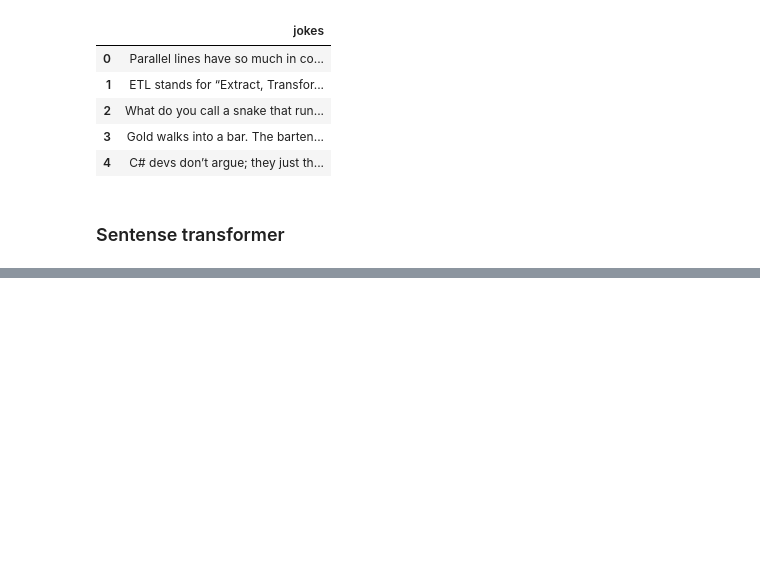
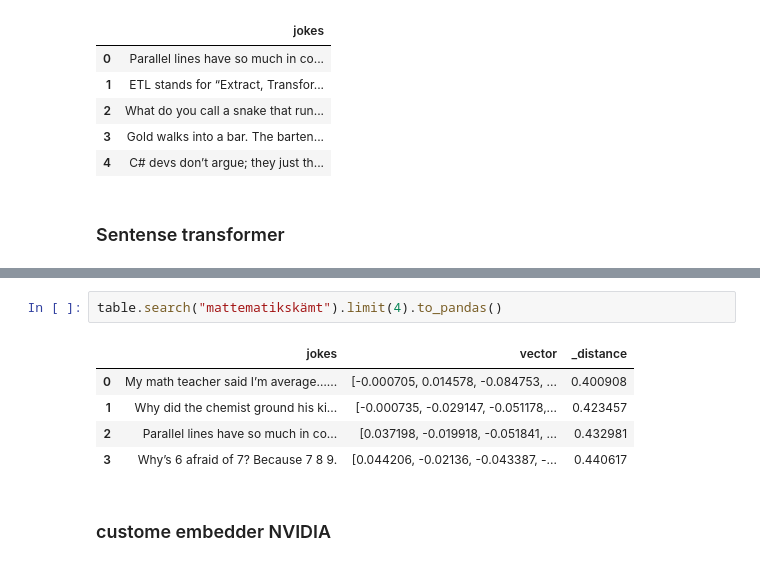
Before and after one commit to mirandalyng/AI_ops_course, a Jupyter notebook: 09_lancedb/lancedb_embeddings.ipynb, the cells around one changed output, grey strips where cells are left out. Saved outputs shown, nothing was run; the diff lists cells and outputs as text; blank space fills up the shorter version.

```diff
--- a/09_lancedb/lancedb_embeddings.ipynb
+++ b/09_lancedb/lancedb_embeddings.ipynb
@@ -35,0 +51,10 @@ model.ndims()
+# %%
+table.search("mattematikskämt").limit(4).to_pandas()
+# %% [output]
+|  | jokes | vector | _distance |
+| 0 | My math teacher said I’m average…... | [-0.000705, 0.014578, -0.084753, ... | 0.400908 |
+| 1 | Why did the chemist ground his ki... | [-0.000735, -0.029147, -0.051178,... | 0.423457 |
+| 2 | Parallel lines have so much in co... | [0.037198, -0.019918, -0.051841, ... | 0.432981 |
+| 3 | Why’s 6 afraid of 7? Because 7 8 9. | [0.044206, -0.02136, -0.043387, -... | 0.440617 |
+# %% [markdown]
+### custome embedder NVIDIA
```
Also changed, not shown: parts of 9 cells of this notebook, 4 other files.
